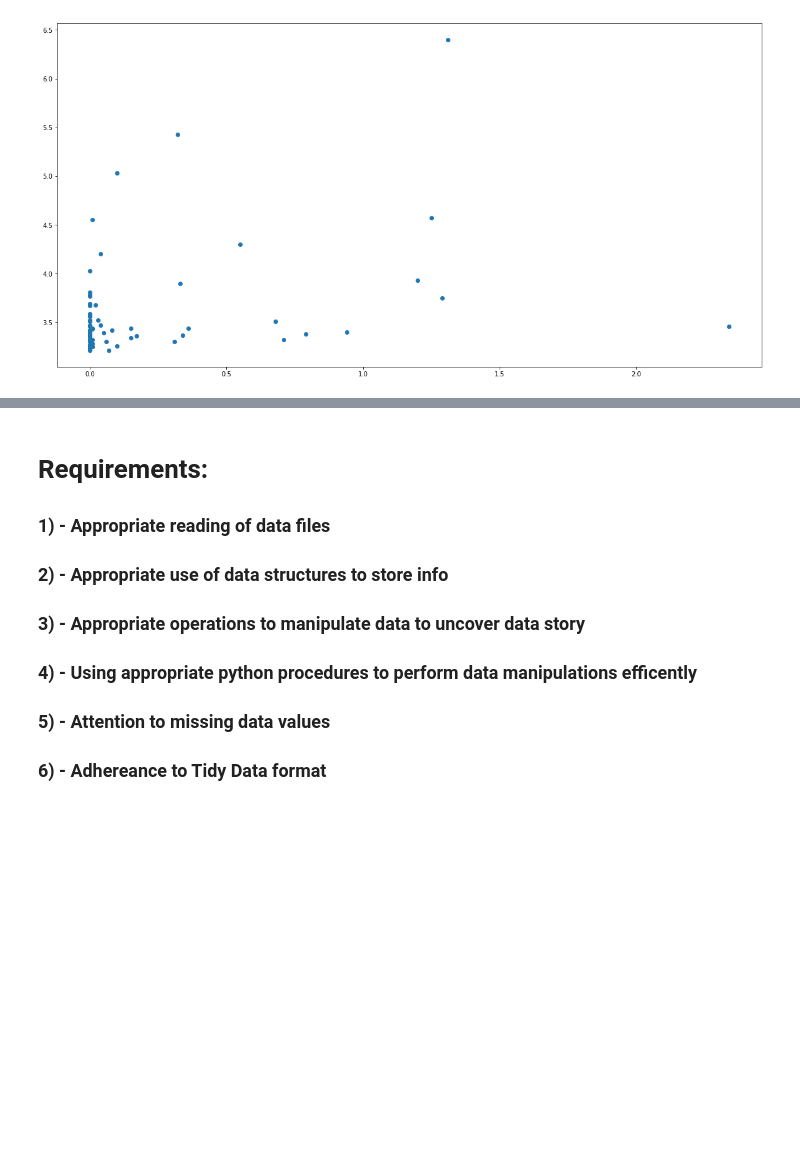
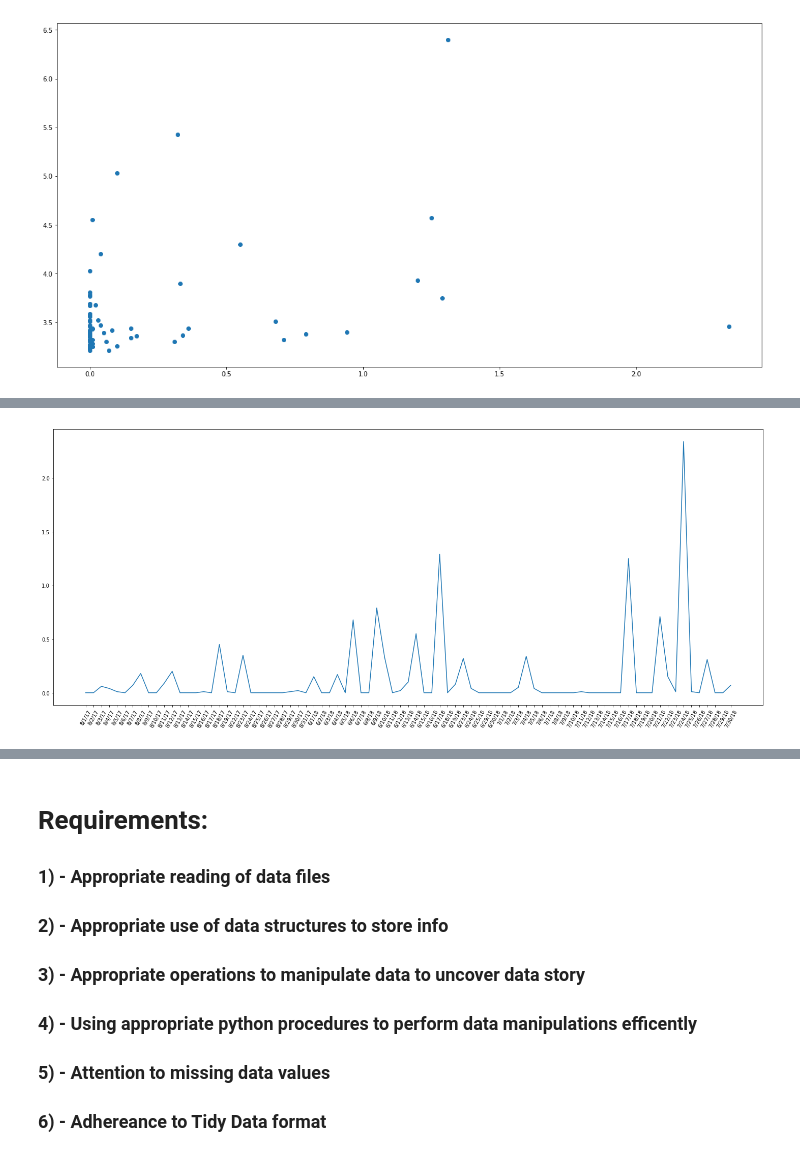
Before and after one commit to philipp-rajah/project1, a Jupyter notebook: project1.ipynb, the cells around one changed output, grey strips where cells are left out. Cells and saved outputs as stored; diff of their text form; code cells hidden in the pictures; blank space fills up the shorter version.

```diff
--- a/project1.ipynb
+++ b/project1.ipynb
@@ -257,0 +297,7 @@ plt.show()
+# %%
+#Summer season vs precip
+plt.figure(figsize=(25,10))
+plt.plot(NOAA_summer['Date'], NOAA_summer['Precip (in)'])
+axis = plt.xticks(NOAA_summer['Date'], NOAA_summer['Date'], rotation = 60)
+# %% [output]
+[figure, added]
```
Also changed, not shown: parts of 29 cells of this notebook.
